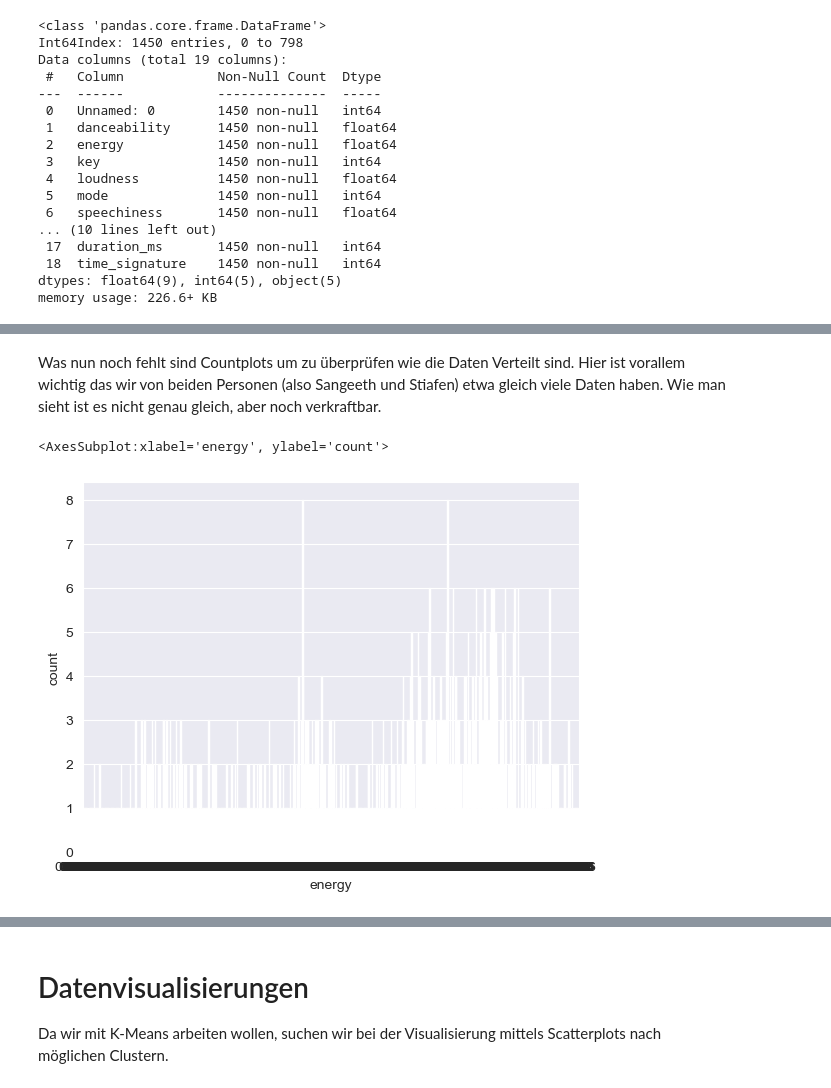
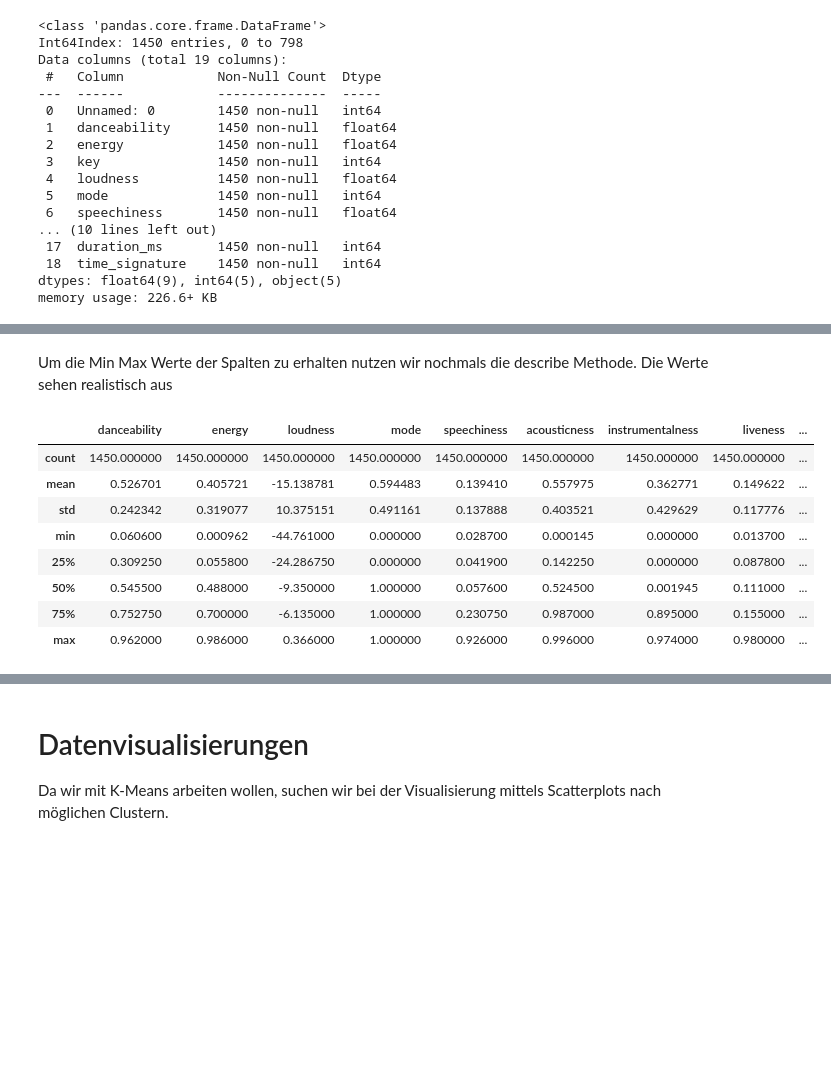
Before and after one commit to elFleppo/CDS-SpotipyProject, a Jupyter notebook: JupyterNotebook/SportifyProject.ipynb, the cells around one changed output, grey strips where cells are left out. Saved outputs shown, nothing was run; the diff lists cells and outputs as text; code cells hidden in the pictures; blank space fills up the shorter version.

```diff
--- a/JupyterNotebook/SportifyProject.ipynb
+++ b/JupyterNotebook/SportifyProject.ipynb
@@ -235,9 +246,15 @@ time_signature      0
 dtype: int64
-# %% [markdown]
-Was nun noch fehlt sind Countplots um zu überprüfen wie die Daten Verteilt sind. Hier ist vorallem wichtig das wir von beiden Personen (also Sangeeth und Stiafen) etwa gleich viele Daten haben.
-Wie man sieht ist es nicht genau gleich, aber noch verkraftbar.
-# %%
-sns.countplot(x =audioFeaturesTotal['energy'])
-# %% [output]
-<AxesSubplot:xlabel='energy', ylabel='count'>
-[figure, removed]
+# %% [markdown]
+Um die Min Max Werte der Spalten zu erhalten nutzen wir nochmals die describe Methode. Die Werte sehen realistisch aus
+# %%
+audioFeaturesTotal.describe()
+# %% [output]
+|  | danceability | energy | loudness | mode | speechiness | acousticness | instrumentalness | liveness | ... |
+| count | 1450.000000 | 1450.000000 | 1450.000000 | 1450.000000 | 1450.000000 | 1450.000000 | 1450.000000 | 1450.000000 | ... |
+| mean | 0.526701 | 0.405721 | -15.138781 | 0.594483 | 0.139410 | 0.557975 | 0.362771 | 0.149622 | ... |
+| std | 0.242342 | 0.319077 | 10.375151 | 0.491161 | 0.137888 | 0.403521 | 0.429629 | 0.117776 | ... |
+| min | 0.060600 | 0.000962 | -44.761000 | 0.000000 | 0.028700 | 0.000145 | 0.000000 | 0.013700 | ... |
+| 25% | 0.309250 | 0.055800 | -24.286750 | 0.000000 | 0.041900 | 0.142250 | 0.000000 | 0.087800 | ... |
+| 50% | 0.545500 | 0.488000 | -9.350000 | 1.000000 | 0.057600 | 0.524500 | 0.001945 | 0.111000 | ... |
+| 75% | 0.752750 | 0.700000 | -6.135000 | 1.000000 | 0.230750 | 0.987000 | 0.895000 | 0.155000 | ... |
+| max | 0.962000 | 0.986000 | 0.366000 | 1.000000 | 0.926000 | 0.996000 | 0.974000 | 0.980000 | ... |
```
Also changed, not shown: parts of 32 cells of this notebook.
